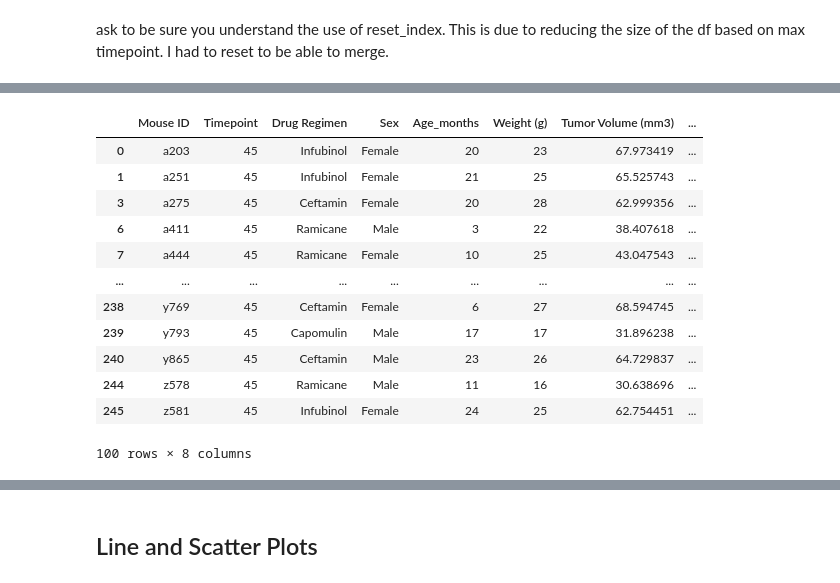
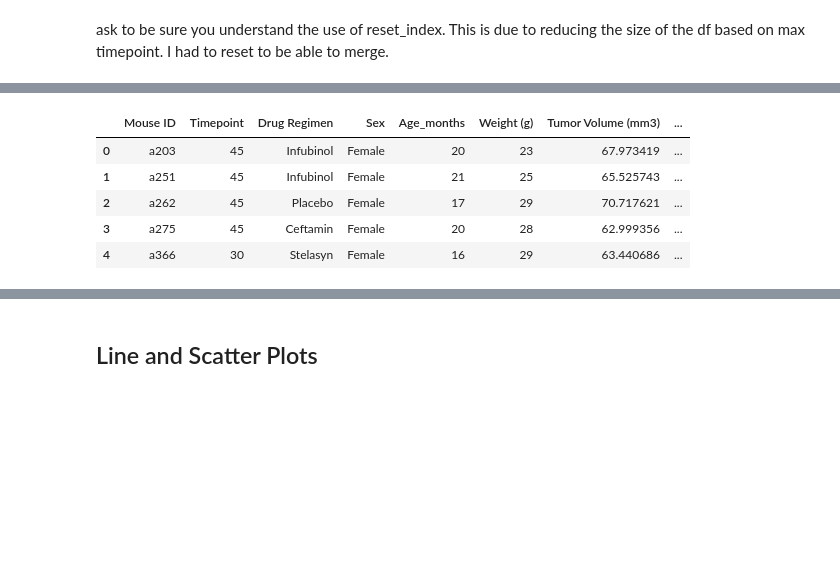
Before and after one commit to chadmilburn/matplotlib-challenge, a Jupyter notebook: Pymaceuticals/pymaceuticals_starter.ipynb, the cells around one changed output, grey strips where cells are left out. Drawn from its saved outputs; the diff is of its cells as text; code cells hidden in the pictures; blank space fills up the shorter version.

```diff
--- a/Pymaceuticals/pymaceuticals_starter.ipynb
+++ b/Pymaceuticals/pymaceuticals_starter.ipynb
@@ -196,47 +198,22 @@ ask to be sure you understand the use of reset_index. This is due to reducing th
 # %%
 # Calculate the final tumor volume of each mouse across four of the treatment regimens:
 # Capomulin, Ramicane, Infubinol, and Ceftamin
 
 # Start by getting the last (greatest) timepoint for each mouse
 grouped_data = mice_data.groupby(['Mouse ID'])['Timepoint'].max()
 grouped_data = grouped_data.reset_index()
 #grouped_data.head()
 # Merge this group df with the original dataframe to get the tumor volume at the last timepoint
 final_tumor_volume_df = pd.merge(grouped_data, mice_data, on=["Timepoint", "Mouse ID"], how='left')
 
-#drop treatments not needed for this section
-index_names = final_tumor_volume_df[(final_tumor_volume_df['Drug Regimen'] == 'Placebo')].index
-final_tumor_volume_df.drop(index_names, inplace =True)
-index_names = final_tumor_volume_df[(final_tumor_volume_df['Drug Regimen'] == 'Stelasyn')].index
-final_tumor_volume_df.drop(index_names, inplace =True)
-index_names = final_tumor_volume_df[(final_tumor_volume_df['Drug Regimen'] == 'Zoniferol')].index
-final_tumor_volume_df.drop(index_names, inplace =True)
-index_names = final_tumor_volume_df[(final_tumor_volume_df['Drug Regimen'] == 'Ketapril')].index
-final_tumor_volume_df.drop(index_names, inplace =True)
-index_names = final_tumor_volume_df[(final_tumor_volume_df['Drug Regimen'] == 'Propriva')].index
-final_tumor_volume_df.drop(index_names, inplace =True)
-index_names = final_tumor_volume_df[(final_tumor_volume_df['Drug Regimen'] == 'Naftisol')].index
-final_tumor_volume_df.drop(index_names, inplace =True)
-
-
-
-
-
-final_tumor_volume_df
+final_tumor_volume_df.head()
 # %% [output]
 |  | Mouse ID | Timepoint | Drug Regimen | Sex | Age_months | Weight (g) | Tumor Volume (mm3) | ... |
 | 0 | a203 | 45 | Infubinol | Female | 20 | 23 | 67.973419 | ... |
 | 1 | a251 | 45 | Infubinol | Female | 21 | 25 | 65.525743 | ... |
+| 2 | a262 | 45 | Placebo | Female | 17 | 29 | 70.717621 | ... |
 | 3 | a275 | 45 | Ceftamin | Female | 20 | 28 | 62.999356 | ... |
-| 6 | a411 | 45 | Ramicane | Male | 3 | 22 | 38.407618 | ... |
-| 7 | a444 | 45 | Ramicane | Female | 10 | 25 | 43.047543 | ... |
-| ... | ... | ... | ... | ... | ... | ... | ... | ... |
-| 238 | y769 | 45 | Ceftamin | Female | 6 | 27 | 68.594745 | ... |
-| 239 | y793 | 45 | Capomulin | Male | 17 | 17 | 31.896238 | ... |
-| 240 | y865 | 45 | Ceftamin | Male | 23 | 26 | 64.729837 | ... |
-| 244 | z578 | 45 | Ramicane | Male | 11 | 16 | 30.638696 | ... |
-| 245 | z581 | 45 | Infubinol | Female | 24 | 25 | 62.754451 | ... |
+| 4 | a366 | 30 | Stelasyn | Female | 16 | 29 | 63.440686 | ... |
-100 rows × 8 columns
 # %%
 # Put treatments into a list for for loop (and later for plot labels)
 treatments = ['Capomulin', 'Ramicane', 'Infubinol','Ceftamin']
```
Also changed, not shown: parts of 8 cells of this notebook.
